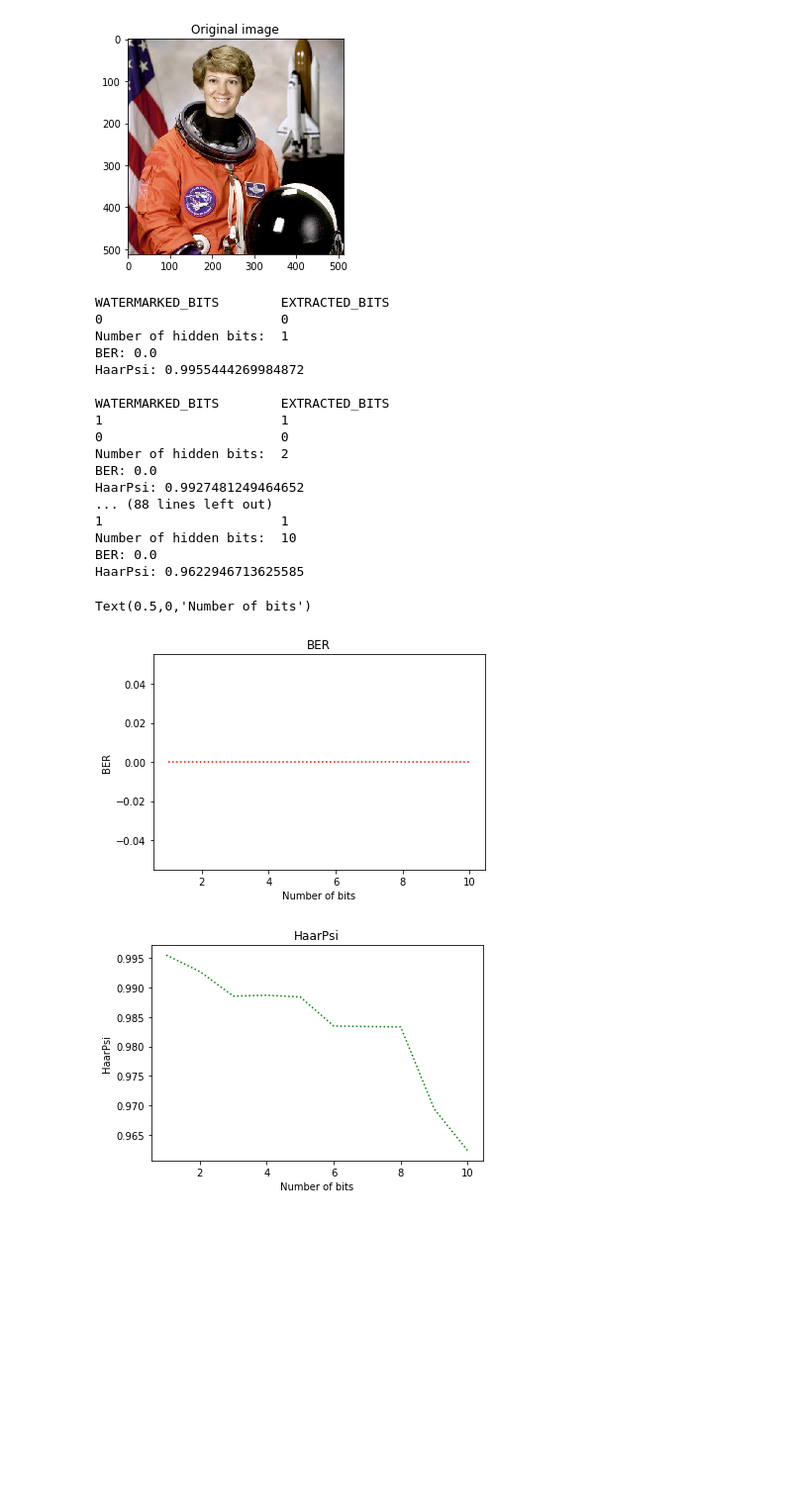
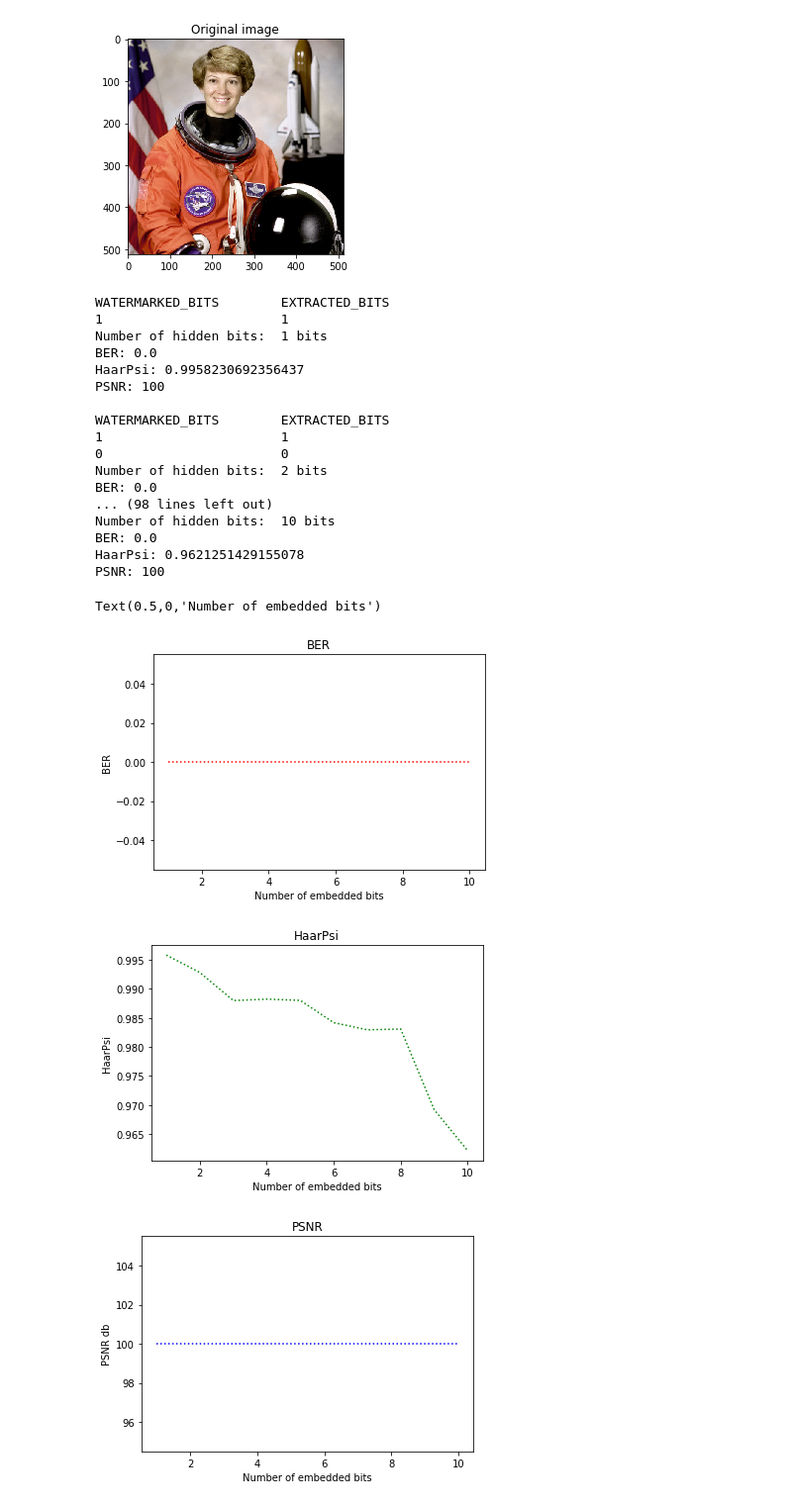
Before and after one commit to NECTEC-Internship/Digital-Image-Watermarking, a Jupyter notebook: Experiment.ipynb, the cells around one changed output. Shown: that part at 99% size. Drawn from its saved outputs; the diff is of its cells as text; code cells hidden in the pictures; blank space fills up the shorter version.

Commit message:
updated experiment

```diff
--- a/Experiment.ipynb
+++ b/Experiment.ipynb
@@ -13,5 +17,6 @@ import haarPsi as hp
 # %%
-def addGaussianNoise(original_image, psnrdb=60):
+# First attack function
+def addGaussianNoise(original_image, psnrdb=40):
 
     k = 1.0/math.pow(10,psnrdb/20.0)
 
@@ -46,7 +135,7 @@ examples = [
     {
         'image': image,
         'left' : 30,
-        'right': 40,
+        'right': 50,
         'block_size': 100,
         'num_bits':1,
         'attack':addGaussianNoise
@@ -54,7 +143,7 @@ examples = [
     {
         'image': image,
         'left' : 30,
-        'right': 40,
+        'right': 50,
         'block_size': 100,
         'num_bits':2,
         'attack':addGaussianNoise
@@ -62,7 +151,7 @@ examples = [
     {
         'image': image,
         'left' : 30,
-        'right': 40,
+        'right': 50,
         'block_size': 100,
         'num_bits':3,
         'attack':addGaussianNoise
@@ -70,7 +159,7 @@ examples = [
     {
         'image': image,
         'left' : 30,
-        'right': 40,
+        'right': 50,
         'block_size': 100,
         'num_bits':4,
         'attack':addGaussianNoise
@@ -78,7 +167,7 @@ examples = [
     {
         'image': image,
         'left' : 30,
-        'right': 40,
+        'right': 50,
         'block_size': 100,
         'num_bits':5,
         'attack':addGaussianNoise
@@ -86,7 +175,7 @@ examples = [
     {
         'image': image,
         'left' : 30,
-        'right': 40,
+        'right': 50,
         'block_size': 100,
         'num_bits':6,
         'attack':addGaussianNoise
@@ -94,7 +183,7 @@ examples = [
     {
         'image': image,
         'left' : 30,
-        'right': 40,
+        'right': 50,
         'block_size': 100,
         'num_bits':7,
         'attack':addGaussianNoise
@@ -102,7 +191,7 @@ examples = [
     {
         'image': image,
         'left' : 30,
-        'right': 40,
+        'right': 50,
         'block_size': 100,
         'num_bits':8,
         'attack':addGaussianNoise
@@ -110,7 +199,7 @@ examples = [
     {
         'image': image,
         'left' : 30,
-        'right': 40,
+        'right': 50,
         'block_size': 100,
         'num_bits':9,
         'attack':addGaussianNoise
@@ -118,7 +207,7 @@ examples = [
     {
         'image': image,
         'left' : 30,
-        'right': 40,
+        'right': 50,
         'block_size': 100,
         'num_bits':10,
         'attack':addGaussianNoise
@@ -128,10 +217,9 @@ examples = [
 BER_list = []
 HaarPsi_list = []
 PSNR_list = []
-SNR_list = []
 # experiment(original_image, left, right, block_size, num_bits, attack)
 for example in examples:
-    BER,HaarPsi = experiment(example['image'],
+    BER,HaarPsi,PSNR = experiment(example['image'],
                       example['left'],
                       example['right'],
                       example['block_size'],
@@ -140,43 +228,52 @@ for example in examples:
                     )
     BER_list.append(BER)
     HaarPsi_list.append(HaarPsi)
-    print("Number of hidden bits: ",example['num_bits'])
+    PSNR_list.append(PSNR)
+    print("Number of hidden bits: ",example['num_bits'],'bits')
     print("BER:",BER)
     print("HaarPsi:",HaarPsi)
+    print("PSNR:",PSNR)
     print()
 # %% [output]
 WATERMARKED_BITS        EXTRACTED_BITS
-0                       0
-Number of hidden bits:  1
+1                       1
+Number of hidden bits:  1 bits
 BER: 0.0
-HaarPsi: 0.9955444269984872
+HaarPsi: 0.9958230692356437
+PSNR: 100
 
 WATERMARKED_BITS        EXTRACTED_BITS
 1                       1
 0                       0
-Number of hidden bits:  2
+Number of hidden bits:  2 bits
 BER: 0.0
-HaarPsi: 0.9927481249464652
-... (88 lines left out)
-1                       1
-Number of hidden bits:  10
+... (98 lines left out)
+Number of hidden bits:  10 bits
 BER: 0.0
-HaarPsi: 0.9622946713625585
+HaarPsi: 0.9621251429155078
+PSNR: 100
 # %%
 num_bits = [ exp['num_bits'] for exp in examples]
 
 plt.figure()
 plt.title("BER")
 plt.plot(num_bits,BER_list,"r:")
 plt.ylabel("BER")
-plt.xlabel("Number of bits")
+plt.xlabel("Number of embedded bits")
 
 plt.figure()
 plt.title("HaarPsi")
 plt.plot(num_bits,HaarPsi_list,"g:")
 plt.ylabel("HaarPsi")
-plt.xlabel("Number of bits")
+plt.xlabel("Number of embedded bits")
+
+plt.figure()
+plt.title("PSNR")
+plt.plot(num_bits,PSNR_list,"b:")
+plt.ylabel("PSNR db")
+plt.xlabel("Number of embedded bits")
 # %% [output]
-Text(0.5,0,'Number of bits')
+Text(0.5,0,'Number of embedded bits')
-[figure, old version]
+[figure, new version]
-[figure, old version]
+[figure, new version]
+[figure, added]
```
Also changed, not shown: parts of 4 cells of this notebook, 1 other file.
